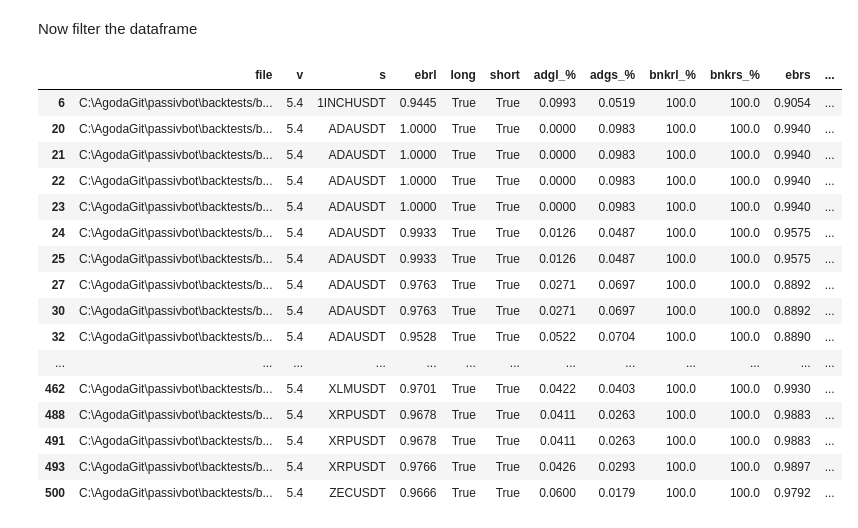
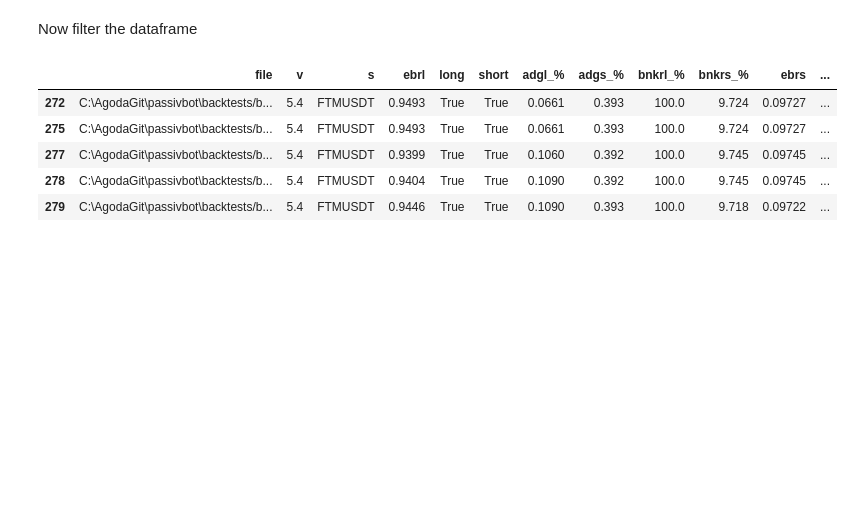
Before and after one commit to shroukkhan/passivbot, a Jupyter notebook: analyze_result.ipynb, the cells around one changed output. Saved outputs shown, nothing was run; the diff lists cells and outputs as text; code cells hidden in the pictures; blank space fills up the shorter version.

```diff
--- a/analyze_result.ipynb
+++ b/analyze_result.ipynb
@@ -79,52 +82,41 @@ allowed_symbols = ["ETHUSDT", "XRPUSDT", "1000SHIBUSDT", "DOGEUSDT", "ADAUSDT",
                    "ALGOUSDT", "CHZUSDT", "TRXUSDT", "VETUSDT", "CHRUSDT",
                    "ONEUSDT", "OMGUSDT", "XLMUSDT", "RUNEUSDT", "ENJUSDT",
                    "CELRUSDT", "SXPUSDT", "1INCHUSDT", "SRMUSDT", "COTIUSDT",
                    "ZECUSDT", "QTUMUSDT", "GRTUSDT", "DENTUSDT", "SFPUSDT",
                    "STORJUSDT", "IOTAUSDT", "HOTUSDT", "NEOUSDT", "COMPUSDT",
                    "LINAUSDT", "KAVAUSDT", "BATUSDT", "WAVESUSDT", "IOSTUSDT",
                    "ALPHAUSDT", "RLCUSDT", "HBARUSDT", "DODOUSDT", "XMRUSDT",
                    "SNXUSDT", "ANKRUSDT", "DASHUSDT", "REEFUSDT", "ZENUSDT",
                    "CVCUSDT", "RENUSDT", "ICXUSDT", "RSRUSDT", "SKLUSDT",
                    "NKNUSDT", "BELUSDT", "ONTUSDT", "OGNUSDT", "BLZUSDT",
                    "MTLUSDT", "CTKUSDT", "RVNUSDT", "LITUSDT", "MKRUSDT",
                    "OCEANUSDT", "ZILUSDT", "UNFIUSDT", "BANDUSDT", "YFIIUSDT",
                    "TOMOUSDT", "TRBUSDT", "KNCUSDT", "STMXUSDT", "ZRXUSDT",
                    "SCUSDT", "AKROUSDT", "XEMUSDT", "FLMUSDT", "BALUSDT",
                    "BTSUSDT", "DGBUSDT", "DEFIUSDT"]
 
-#allowed_symbols = ['ETHUSDT']
+allowed_symbols = ['FTMUSDT']
 
 df = big_data[(big_data.s.isin(allowed_symbols))
               & (big_data['long'] == True)
               & (big_data['short'] == True)
 
-              & (big_data['bnkrl_%'] > 95.0)
-              & (big_data['bnkrs_%'] > 95.0)
+              #& (big_data['bnkrl_%'] > 95.0)
+              #& (big_data['bnkrs_%'] > 95.0)
 
               & (big_data['v'] == '5.4')
 
               # & (big_data['tg_%'] > 10)
               # & (big_data['ebr'] > .85)
               ]
 df
 # %% [output]
 |  | file | v | s | ebrl | long | short | adgl_% | adgs_% | bnkrl_% | bnkrs_% | ebrs | ... |
-| 6 | C:\AgodaGit\passivbot\backtests/b... | 5.4 | 1INCHUSDT | 0.9445 | True | True | 0.0993 | 0.0519 | 100.0 | 100.0 | 0.9054 | ... |
-| 20 | C:\AgodaGit\passivbot\backtests/b... | 5.4 | ADAUSDT | 1.0000 | True | True | 0.0000 | 0.0983 | 100.0 | 100.0 | 0.9940 | ... |
-| 21 | C:\AgodaGit\passivbot\backtests/b... | 5.4 | ADAUSDT | 1.0000 | True | True | 0.0000 | 0.0983 | 100.0 | 100.0 | 0.9940 | ... |
-| 22 | C:\AgodaGit\passivbot\backtests/b... | 5.4 | ADAUSDT | 1.0000 | True | True | 0.0000 | 0.0983 | 100.0 | 100.0 | 0.9940 | ... |
-| 23 | C:\AgodaGit\passivbot\backtests/b... | 5.4 | ADAUSDT | 1.0000 | True | True | 0.0000 | 0.0983 | 100.0 | 100.0 | 0.9940 | ... |
-| 24 | C:\AgodaGit\passivbot\backtests/b... | 5.4 | ADAUSDT | 0.9933 | True | True | 0.0126 | 0.0487 | 100.0 | 100.0 | 0.9575 | ... |
-| 25 | C:\AgodaGit\passivbot\backtests/b... | 5.4 | ADAUSDT | 0.9933 | True | True | 0.0126 | 0.0487 | 100.0 | 100.0 | 0.9575 | ... |
-| 27 | C:\AgodaGit\passivbot\backtests/b... | 5.4 | ADAUSDT | 0.9763 | True | True | 0.0271 | 0.0697 | 100.0 | 100.0 | 0.8892 | ... |
-| 30 | C:\AgodaGit\passivbot\backtests/b... | 5.4 | ADAUSDT | 0.9763 | True | True | 0.0271 | 0.0697 | 100.0 | 100.0 | 0.8892 | ... |
-| 32 | C:\AgodaGit\passivbot\backtests/b... | 5.4 | ADAUSDT | 0.9528 | True | True | 0.0522 | 0.0704 | 100.0 | 100.0 | 0.8890 | ... |
-| ... | ... | ... | ... | ... | ... | ... | ... | ... | ... | ... | ... | ... |
-| 462 | C:\AgodaGit\passivbot\backtests/b... | 5.4 | XLMUSDT | 0.9701 | True | True | 0.0422 | 0.0403 | 100.0 | 100.0 | 0.9930 | ... |
-| 488 | C:\AgodaGit\passivbot\backtests/b... | 5.4 | XRPUSDT | 0.9678 | True | True | 0.0411 | 0.0263 | 100.0 | 100.0 | 0.9883 | ... |
-| 491 | C:\AgodaGit\passivbot\backtests/b... | 5.4 | XRPUSDT | 0.9678 | True | True | 0.0411 | 0.0263 | 100.0 | 100.0 | 0.9883 | ... |
-| 493 | C:\AgodaGit\passivbot\backtests/b... | 5.4 | XRPUSDT | 0.9766 | True | True | 0.0426 | 0.0293 | 100.0 | 100.0 | 0.9897 | ... |
-| 500 | C:\AgodaGit\passivbot\backtests/b... | 5.4 | ZECUSDT | 0.9666 | True | True | 0.0600 | 0.0179 | 100.0 | 100.0 | 0.9792 | ... |
+| 272 | C:\AgodaGit\passivbot\backtests/b... | 5.4 | FTMUSDT | 0.9493 | True | True | 0.0661 | 0.393 | 100.0 | 9.724 | 0.09727 | ... |
+| 275 | C:\AgodaGit\passivbot\backtests/b... | 5.4 | FTMUSDT | 0.9493 | True | True | 0.0661 | 0.393 | 100.0 | 9.724 | 0.09727 | ... |
+| 277 | C:\AgodaGit\passivbot\backtests/b... | 5.4 | FTMUSDT | 0.9399 | True | True | 0.1060 | 0.392 | 100.0 | 9.745 | 0.09745 | ... |
+| 278 | C:\AgodaGit\passivbot\backtests/b... | 5.4 | FTMUSDT | 0.9404 | True | True | 0.1090 | 0.392 | 100.0 | 9.745 | 0.09745 | ... |
+| 279 | C:\AgodaGit\passivbot\backtests/b... | 5.4 | FTMUSDT | 0.9446 | True | True | 0.1090 | 0.393 | 100.0 | 9.718 | 0.09722 | ... |
 # %%
 df.drop_duplicates(subset=['s', 'tgl_%', 'tgs_%', 'bnkrl_%', 'bnkrs_%', 'ebrl', 'ebrs', 'long', 'short'], keep='first',
                    inplace=True)
```
Also changed, not shown: parts of 3 cells of this notebook, 5 other files.
